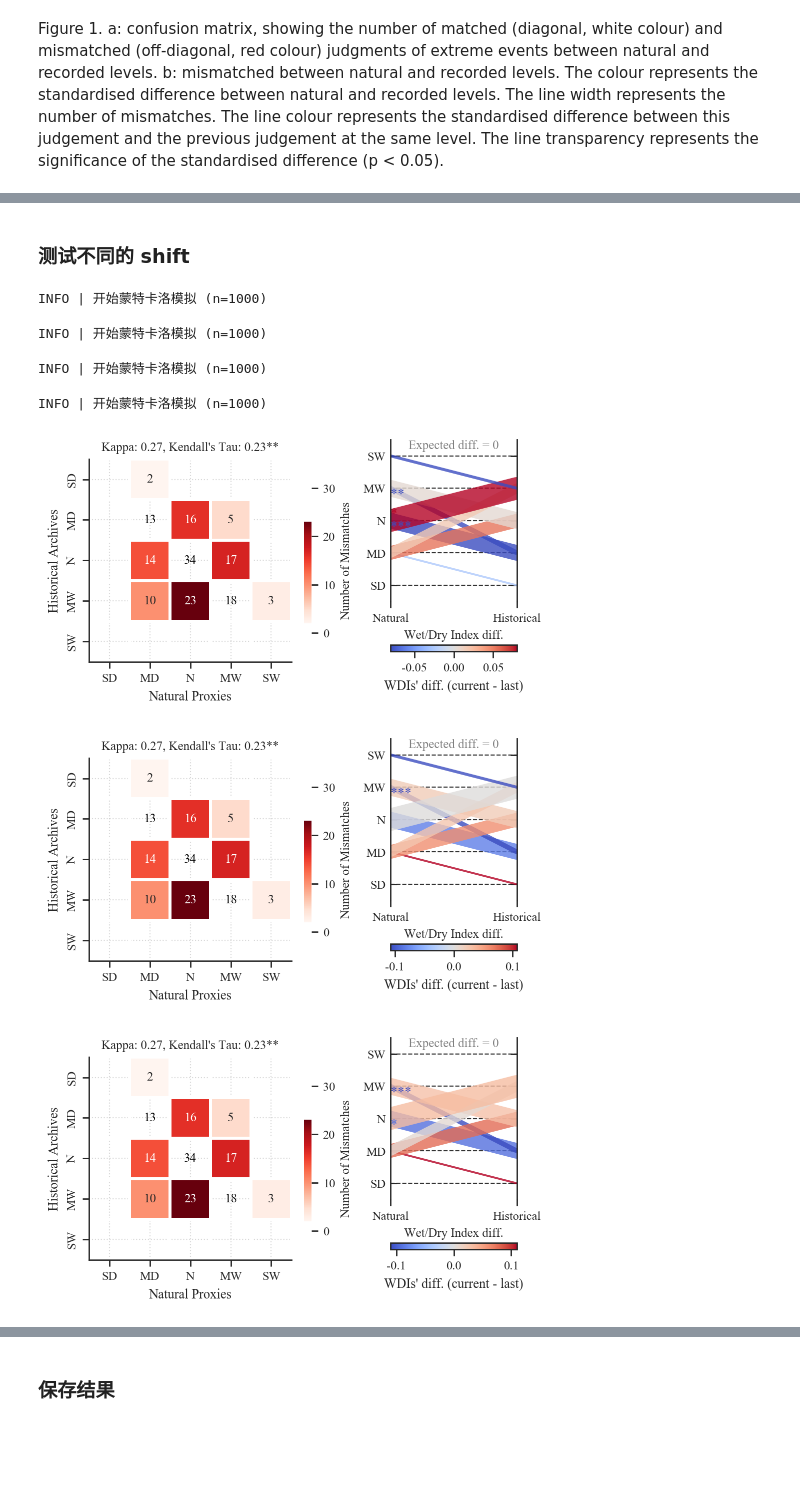
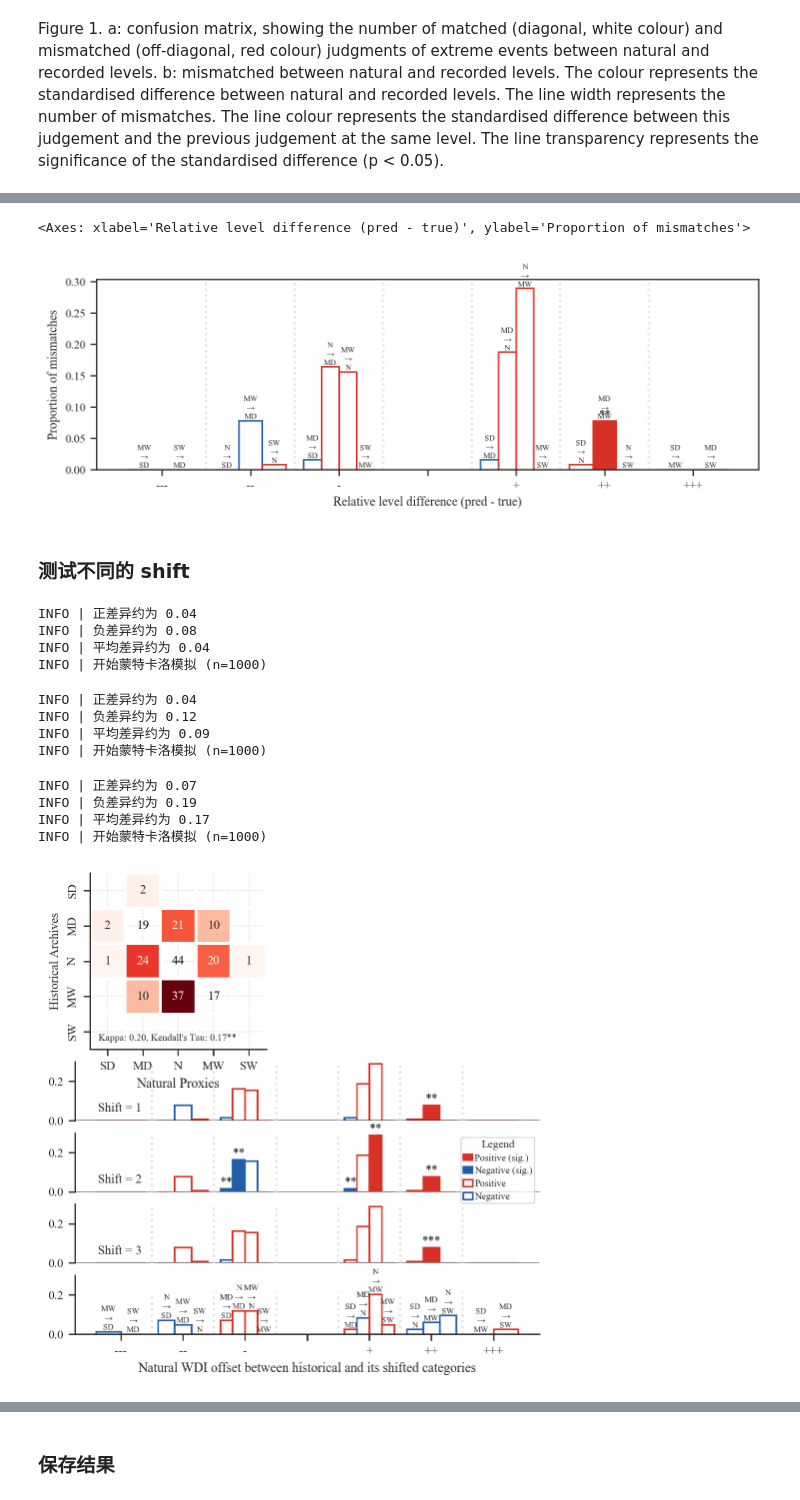
Before and after one commit to SongshGeo/shifting_baseline, a Jupyter notebook: reports/mismatch.ipynb, the cells around one changed output, grey strips where cells are left out. Cells and saved outputs as stored; diff of their text form; code cells hidden in the pictures; blank space fills up the shorter version.

Commit message:
feat: :sparkles: 更新 config.yaml 中的 ratio 参数以优化数据处理逻辑；在 history.ipynb 和 mismatch.ipynb 中调整输出数据格式，更新年份和相关性计算结果，提升可视化效果；在 calibration.py 中新增平均差异计算和不匹配条形图绘制功能，增强数据分析能力；在 compare.py 中引入最大窗口参数以灵活控制实验设置。

```diff
--- a/reports/mismatch.ipynb
+++ b/reports/mismatch.ipynb
@@ -64,12 +64,12 @@ _, validation_data = load_validation_data(
 
 # 数轮数据
 tree_ring = combined["mean"]
-mismatch_report = MismatchReport(
+validation_mismatch_report = MismatchReport(
     pred=classify(validation_data),
     true=classify(tree_ring),
     value_series=tree_ring,
 )
-mismatch_report
+validation_mismatch_report
 # %% [output]
 INFO | 从 /Users/songshgeo/Documents/VSCode/shifting_baseline/data/JAS_z_China_1900-2017.nc 加载验证数据 ...
 INFO | 从文件加载处理后的 z-score 验证数据 ...
@@ -131,17 +150,77 @@ mismatch_report.diff_matrix.abs().mean().mean()
+# %%
+mismatch_report.plot_mismatch_bar(show_pair_labels=True)
+# %% [output]
+<Axes: xlabel='Relative level difference (pred - true)', ylabel='Proportion of mismatches'>
+[figure, added]
 # %% [markdown]
 ### 测试不同的 shift
 # %%
 from matplotlib import pyplot as plt
 
-for shift in range(1, 5):
+fig = plt.figure(figsize=(6, 6), constrained_layout=False)
+gs = fig.add_gridspec(
+    5,
+    2,
+    hspace=0.15,
+    wspace=0.25,
+    width_ratios=[1, 1],
+    height_ratios=[3, 1, 1, 1, 1],
+)
+
+# 绘制 confusion matrix
+ax = fig.add_subplot(gs[0, 0])
+mismatch_report.plot_confusion_matrix(ax=ax, cbar=False)
+title = ax.get_title()
+ax.set_title("")
+ax.text(0.05, 0.05, title, transform=ax.transAxes, fontsize=7)
+
+bar_axs = []
+# 绘制 3 个 shift 的图
+for shift in range(1, 4):
+    show_legend = shift == 2
+    ax = fig.add_subplot(gs[shift, :])
+    log.info(f"正差异约为 {mismatch_report.get_mean_diff('positive'):.2f}")
+    log.info(f"负差异约为 {mismatch_report.get_mean_diff('negative'):.2f}")
+    log.info(f"平均差异约为 {mismatch_report.get_mean_diff():.2f}")
     mismatch_report.analyze_error_patterns(shift=shift)
-    mismatch_report.generate_report_figure(figsize=(5.2, 3))
+    mismatch_report.plot_mismatch_bar(
+        ax=ax, show_legend=show_legend, legend_loc="upper right"
+    )
+    bar_axs.append(ax)
+    ax.set_facecolor("none")
+    ax.set_xlabel("")
+    ax.set_xticks([])
+    ax.grid(False)
+    ax.text(0.05, 0.15, f"Shift = {shift}", transform=ax.transAxes, fontsize=9)
+
+# 绘制 validation 的图
+val_ax = fig.add_subplot(gs[-1, :])
+validation_mismatch_report.plot_mismatch_bar(ax=val_ax, show_pair_labels=True)
+val_ax.set_facecolor("none")
+
+for ax in [*bar_axs, val_ax]:
+    ax.spines["top"].set_visible(False)
+    ax.spines["right"].set_visible(False)
+    ax.spines["bottom"].set_visible(False)
+    ax.set_ylim(0, 0.3)
+    ax.set_ylabel("")
+
+
+val_ax.spines["bottom"].set_visible(True)
+val_ax.set_xlabel("Natural WDI offset between historical and its shifted categories")
+fig.savefig(cfg.ds.fig3)
 plt.show();
 # %% [output]
+INFO | 正差异约为 0.04
+INFO | 负差异约为 0.08
+INFO | 平均差异约为 0.04
 INFO | 开始蒙特卡洛模拟 (n=1000)
+INFO | 正差异约为 0.04
+INFO | 负差异约为 0.12
+INFO | 平均差异约为 0.09
 INFO | 开始蒙特卡洛模拟 (n=1000)
+INFO | 正差异约为 0.07
+INFO | 负差异约为 0.19
+INFO | 平均差异约为 0.17
 INFO | 开始蒙特卡洛模拟 (n=1000)
-INFO | 开始蒙特卡洛模拟 (n=1000)
-[figure, old version]
+[figure, new version]
-[figure, removed]
-[figure, removed]
```
Also changed, not shown: parts of 8 cells of this notebook, 6 other files.
